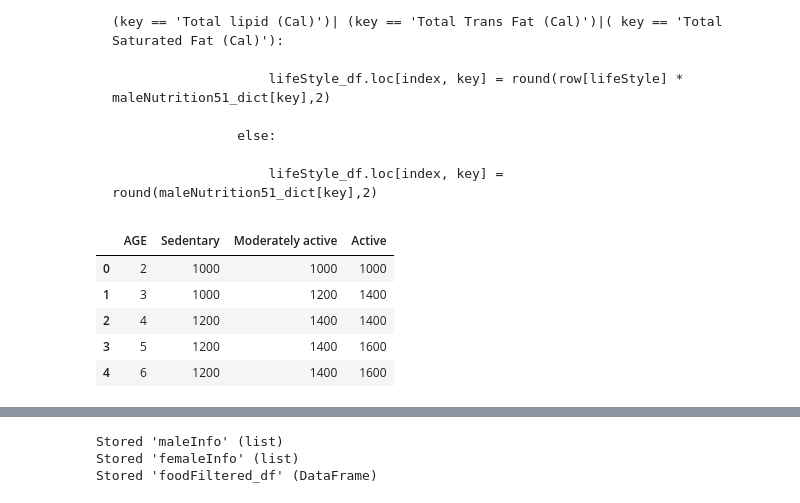
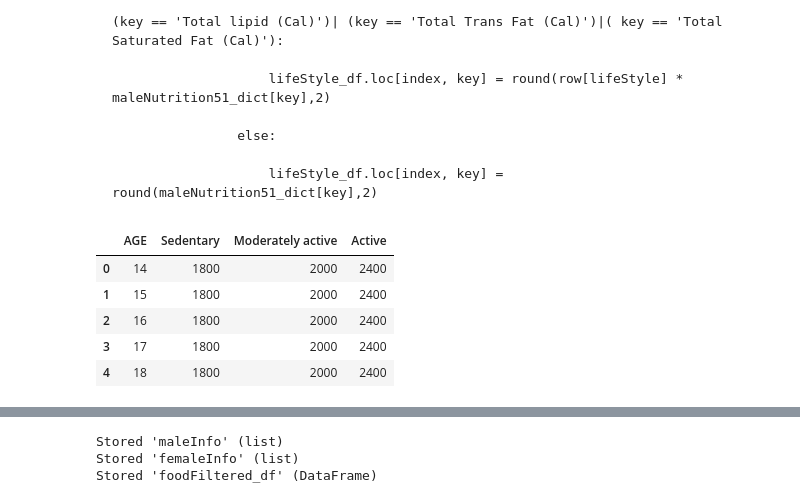
Before and after one commit to darrenluc93/Healthy-Restaurants, a Jupyter notebook: Jupyter Notebooks Data Analysis/Jupyter Notebooks/NutrientsConverter.ipynb, the cells around one changed output, grey strips where cells are left out. Cells and saved outputs as stored; diff of their text form; code cells hidden in the pictures.

```diff
--- a/Jupyter Notebooks Data Analysis/Jupyter Notebooks/NutrientsConverter.ipynb
+++ b/Jupyter Notebooks Data Analysis/Jupyter Notebooks/NutrientsConverter.ipynb
@@ -294,16 +294,20 @@ elif row['AGE'] > 19 & row['AGE'] <= 30 :
 # %%
 #Load kcal requirments from FDA
 
 calorieNeeds_female = pd.read_excel('../../FDA Tables XLSX/Appendix 2. Estimated Calorie Needs -2020 Dietary Guidelines _ health.gov_0002.xlsx', sheet_name = 'Females')
 
+calorieNeeds_female = calorieNeeds_female[calorieNeeds_female['AGE'] >= 14]
+
+calorieNeeds_female =  calorieNeeds_female.reset_index(drop= True)
+
 calorieNeeds_female.head()
 # %% [output]
 |  | AGE | Sedentary | Moderately active | Active |
-| 0 | 2 | 1000 | 1000 | 1000 |
-| 1 | 3 | 1000 | 1200 | 1400 |
-| 2 | 4 | 1200 | 1400 | 1400 |
-| 3 | 5 | 1200 | 1400 | 1600 |
-| 4 | 6 | 1200 | 1400 | 1600 |
+| 0 | 14 | 1800 | 2000 | 2400 |
+| 1 | 15 | 1800 | 2000 | 2400 |
+| 2 | 16 | 1800 | 2000 | 2400 |
+| 3 | 17 | 1800 | 2000 | 2400 |
+| 4 | 18 | 1800 | 2000 | 2400 |
 # %%
 femaleInfo = []
 
```
Also changed, not shown: parts of 4 cells of this notebook, 10 other files.
